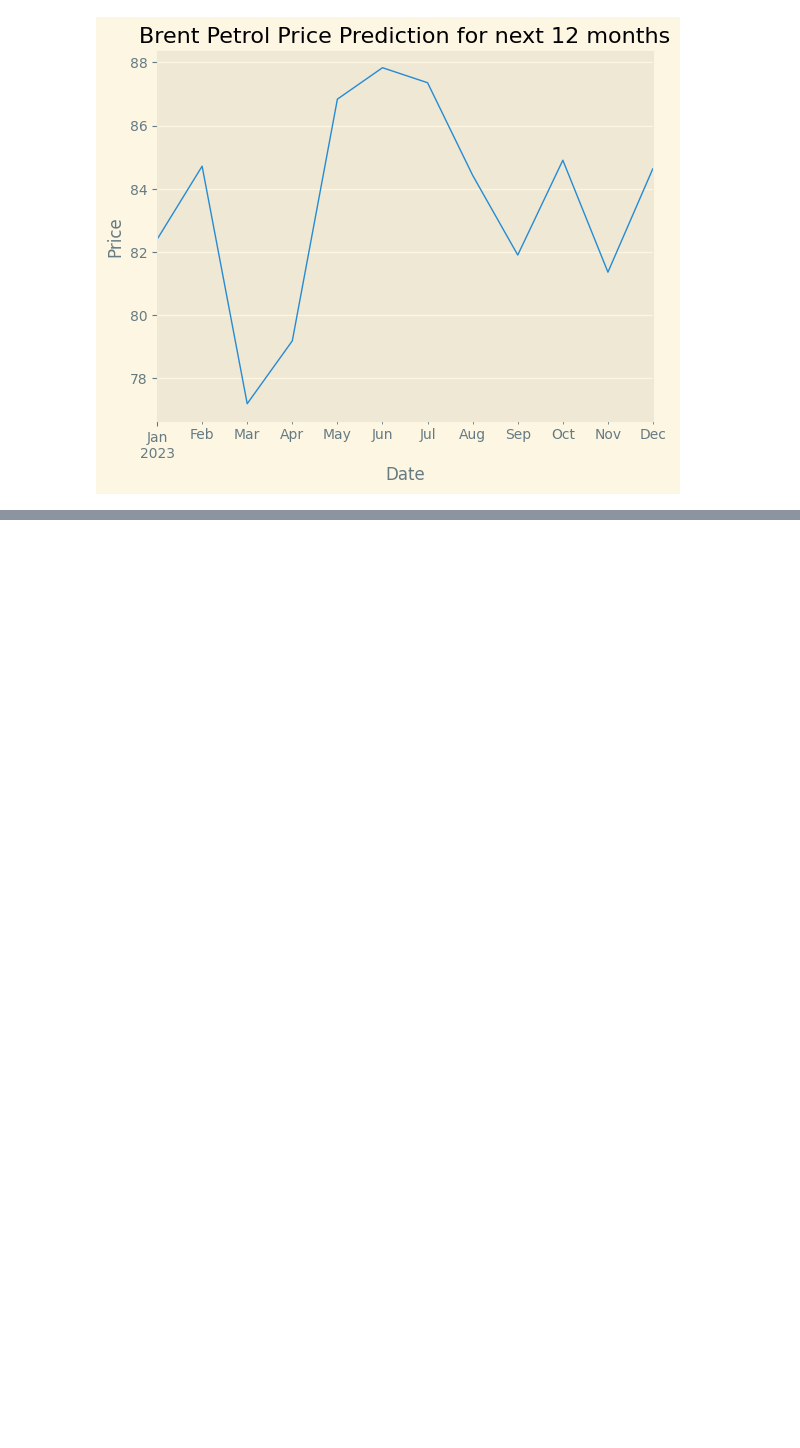
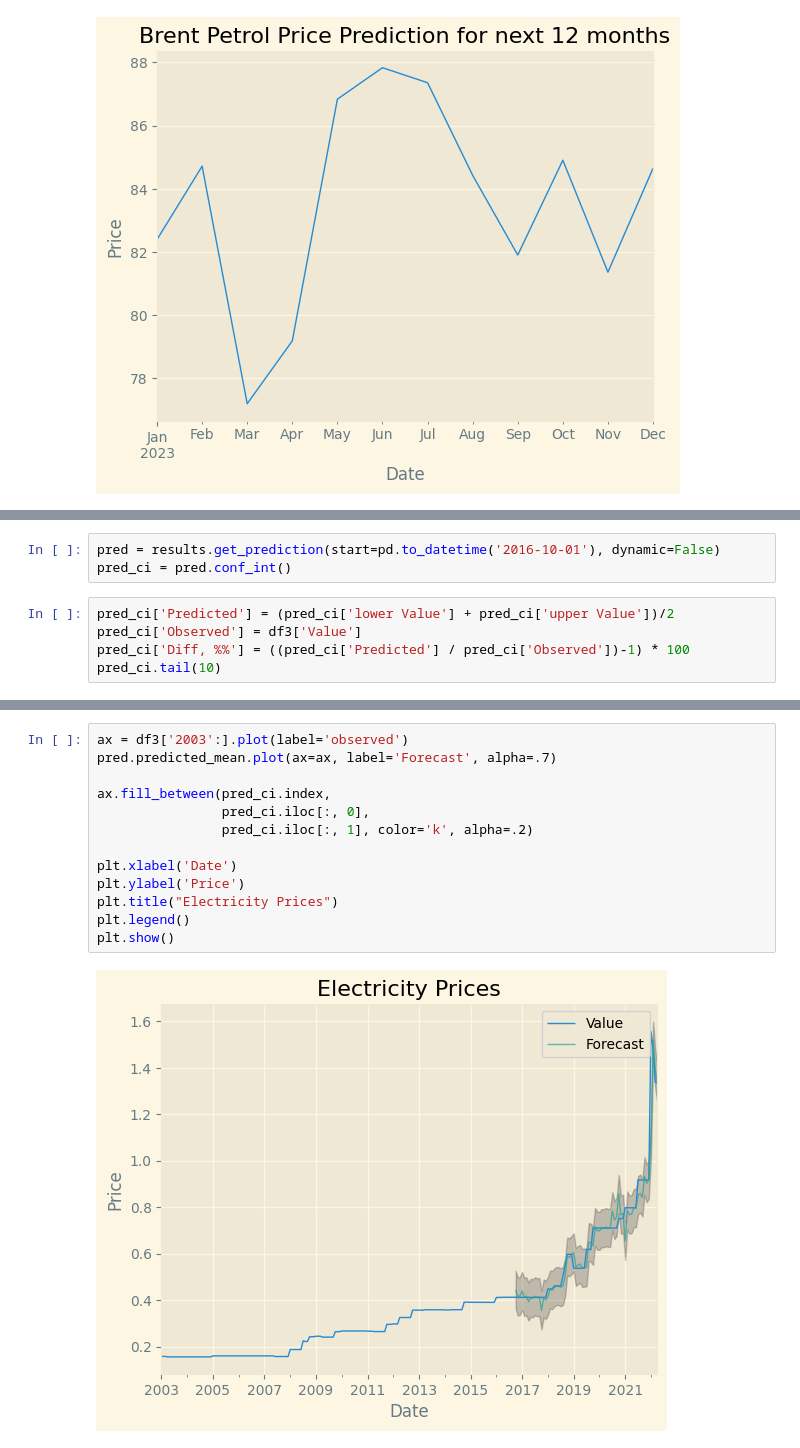
Before and after one commit to kayabo19/Average-Food-Price-Analysis, a Jupyter notebook: Final_Project.ipynb, the cells around one changed output, grey strips where cells are left out. Saved outputs shown, nothing was run; the diff lists cells and outputs as text; blank space fills up the shorter version.

```diff
--- a/Final_Project.ipynb
+++ b/Final_Project.ipynb
@@ -1065,0 +1215,8 @@ Text(0.5, 1.0, 'Brent Petrol Price Prediction for next 12 months')
+# %%
+pred = results.get_prediction(start=pd.to_datetime('2016-10-01'), dynamic=False)
+pred_ci = pred.conf_int()
+# %%
+pred_ci['Predicted'] = (pred_ci['lower Value'] + pred_ci['upper Value'])/2
+pred_ci['Observed'] = df3['Value']
+pred_ci['Diff, %%'] = ((pred_ci['Predicted'] / pred_ci['Observed'])-1) * 100
+pred_ci.tail(10)
@@ -1065,0 +1235,15 @@ Text(0.5, 1.0, 'Brent Petrol Price Prediction for next 12 months')
+# %%
+ax = df3['2003':].plot(label='observed')
+pred.predicted_mean.plot(ax=ax, label='Forecast', alpha=.7)
+
+ax.fill_between(pred_ci.index,
+                pred_ci.iloc[:, 0],
+                pred_ci.iloc[:, 1], color='k', alpha=.2)
+
+plt.xlabel('Date')
+plt.ylabel('Price')
+plt.title("Electricity Prices")
+plt.legend()
+plt.show()
+# %% [output]
+[figure, added]
```
Also changed, not shown: parts of 17 cells of this notebook.
